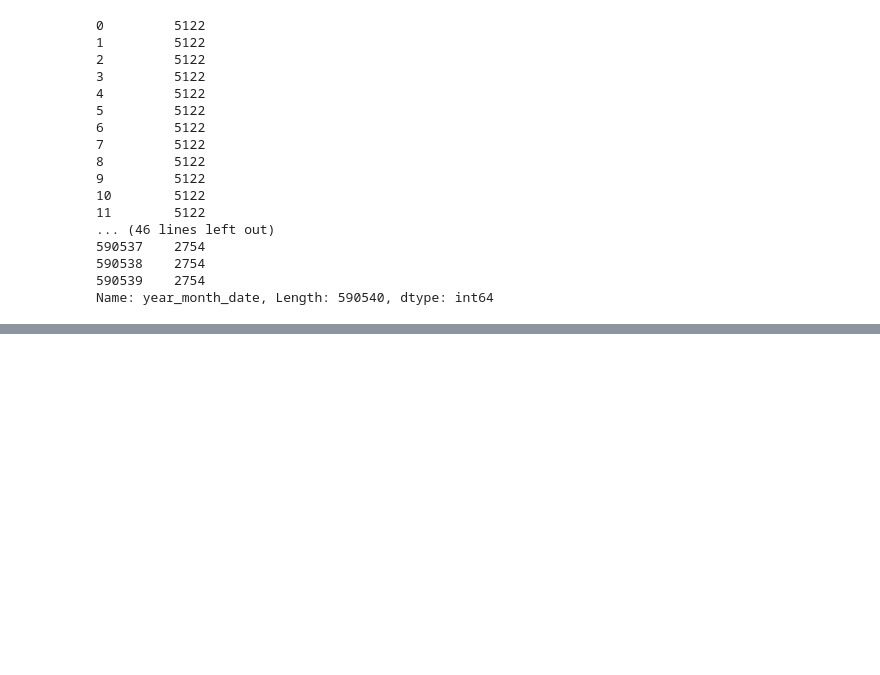
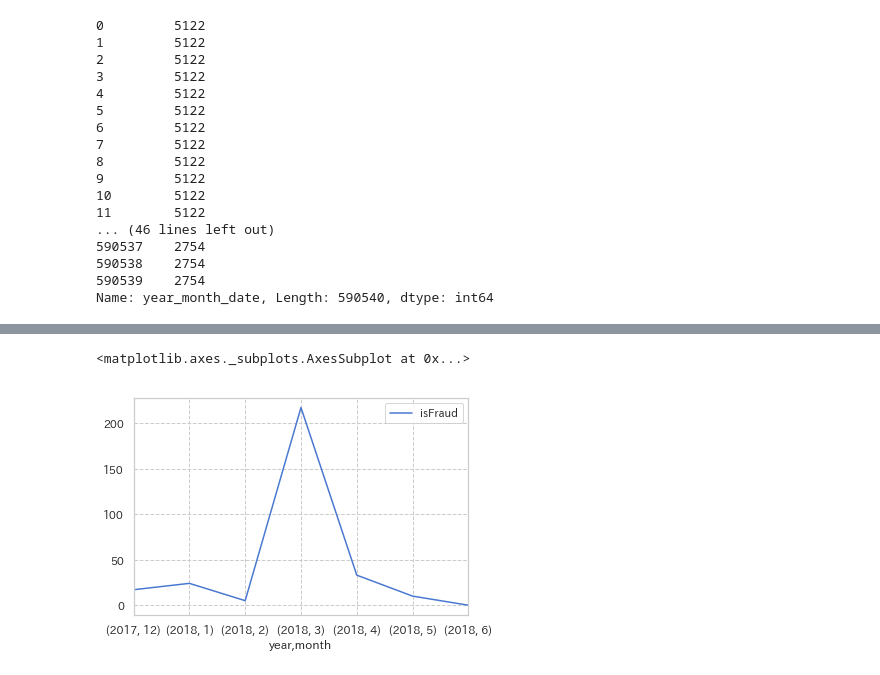
Before and after one commit to youjo-DS/ieee-fraud-detection, a Jupyter notebook: jn/EXPERIMENT003_DateCount.ipynb, the cells around one changed output, grey strips where cells are left out. Saved outputs shown, nothing was run; the diff lists cells and outputs as text; code cells hidden in the pictures; blank space fills up the shorter version.

```diff
--- a/jn/EXPERIMENT003_DateCount.ipynb
+++ b/jn/EXPERIMENT003_DateCount.ipynb
@@ -116,0 +127,7 @@ Name: year_month_date, Length: 590540, dtype: int64
+# %%
+agg = train.groupby(['year', 'month', 'card1']).agg({'isFraud': 'sum'}).sort_values('isFraud', ascending=False).reset_index()
+# %%
+agg[agg['card1'] == 9917].sort_values(['year', 'month']).set_index(['year', 'month']).drop(columns='card1').plot()
+# %% [output]
+<matplotlib.axes._subplots.AxesSubplot at 0x...>
+[figure, added]
```
Also changed, not shown: parts of 12 cells of this notebook, 31 other files.
